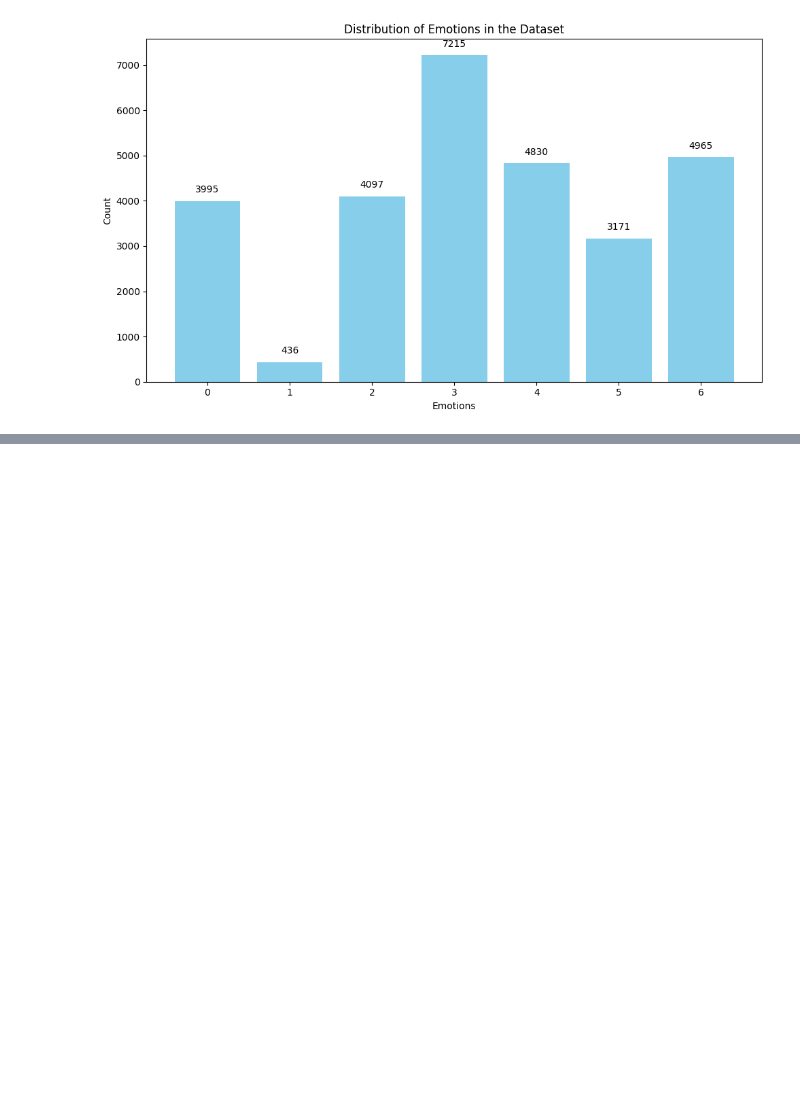
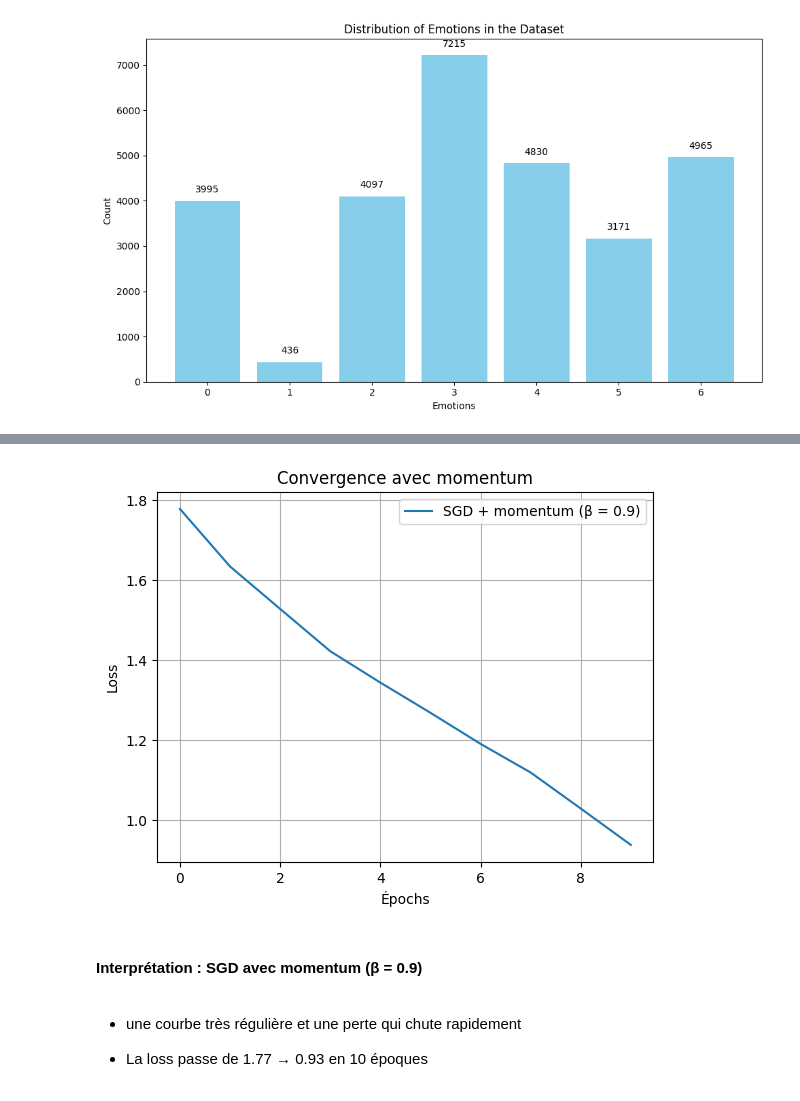
Before and after one commit to aymenn8/facial-expression-model, a Jupyter notebook: main.ipynb, the cells around one changed output, grey strips where cells are left out. Drawn from its saved outputs; the diff is of its cells as text; code cells hidden in the pictures; blank space fills up the shorter version.

```diff
--- a/main.ipynb
+++ b/main.ipynb
@@ -66,0 +574,32 @@ plt.show()
+# %%
+import torch
+import torch.nn as nn
+import torch.optim as optim
+
+# Initialiser modèle
+model = EmotionCNN().to(device)
+criterion = nn.CrossEntropyLoss()
+optimizer = optim.SGD(model.parameters(), lr=0.01, momentum=0.9)  # momentum ici
+
+# Entraînement
+n_epochs = 10
+train_losses = []
+
+for epoch in range(n_epochs):
+    model.train()
+    running_loss = 0.0
+
+    for images, labels in train_loader:
+        images, labels = images.to(device), labels.to(device)
+
+        optimizer.zero_grad()
+        outputs = model(images)
+        loss = criterion(outputs, labels)
+        loss.backward()
+        optimizer.step()
+
+        running_loss += loss.item() * images.size(0)
+
+    epoch_loss = running_loss / len(train_loader.dataset)
+    train_losses.append(epoch_loss)
+    print(f"Momentum 0.9 - Epoch {epoch+1} - Loss: {epoch_loss:.4f}")
@@ -66,0 +617,16 @@ plt.show()
+# %%
+plt.plot(train_losses, label='SGD + momentum (β = 0.9)')
+plt.title("Convergence avec momentum")
+plt.xlabel("Épochs")
+plt.ylabel("Loss")
+plt.grid(True)
+plt.legend()
+plt.show()
+# %% [output]
+[figure, added]
+# %% [markdown]
+####  Interprétation : SGD avec momentum (β = 0.9)
+# %% [markdown]
+* une courbe très régulière et une perte qui chute rapidement
+
+* La loss passe de 1.77 → 0.93 en 10 époques
```
Also changed, not shown: parts of 59 cells of this notebook.
